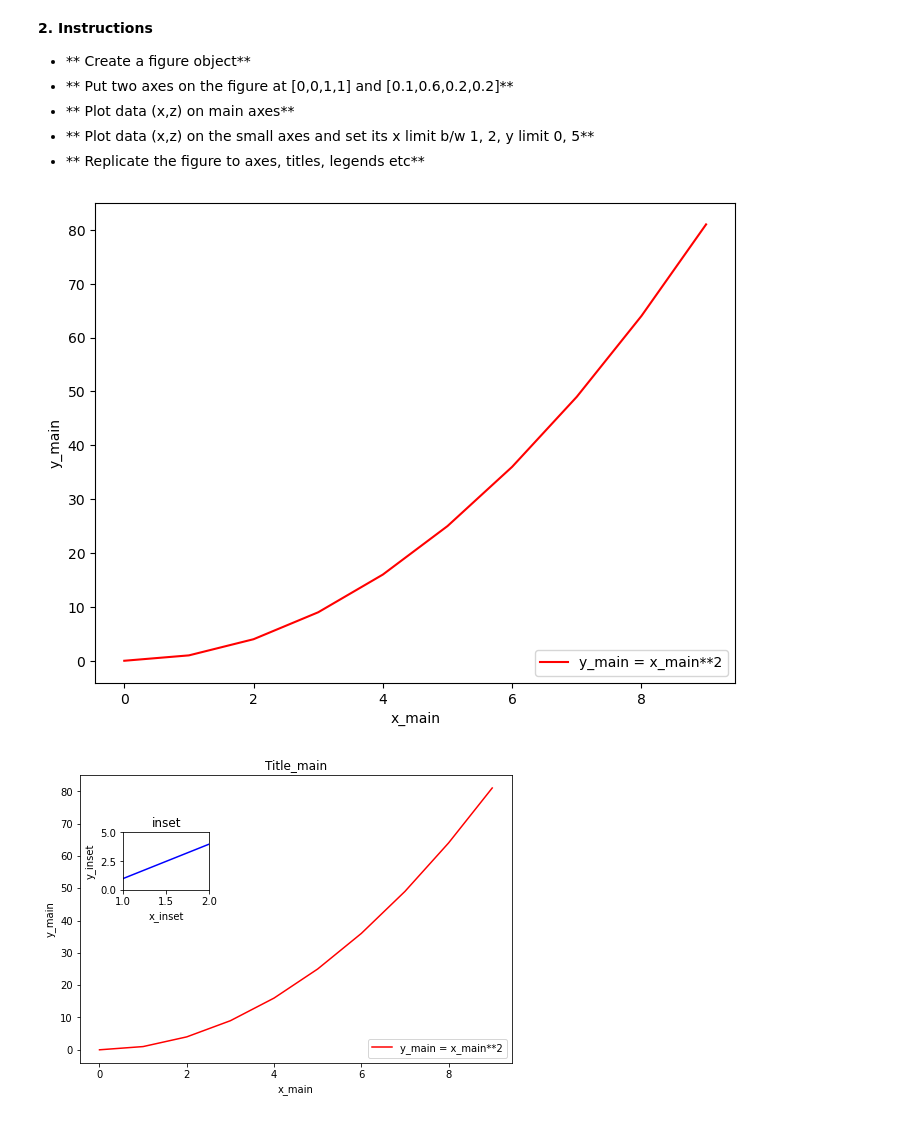
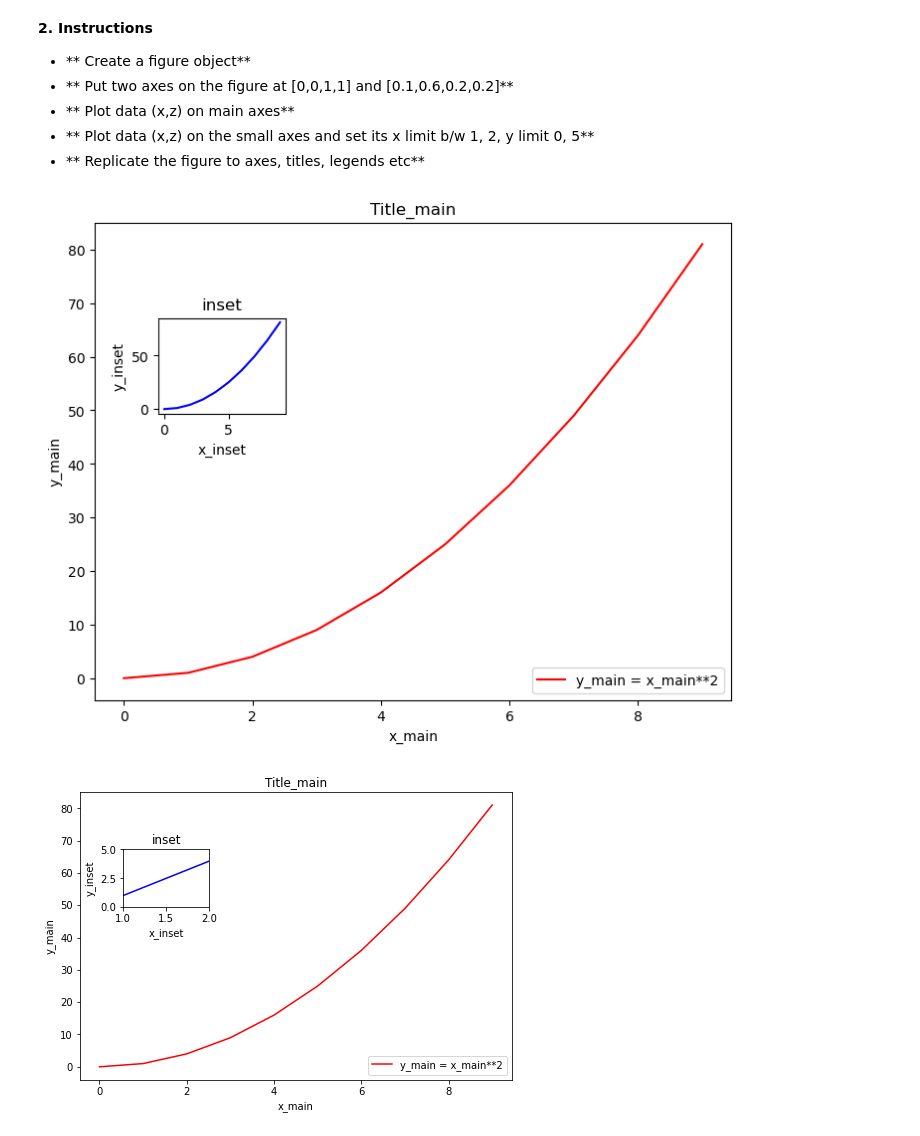
Before and after one commit to tasninanika/Graphing_Matplotlib, a Jupyter notebook: Assignment-12.ipynb, the cells around one changed output. Saved outputs shown, nothing was run; the diff lists cells and outputs as text; code cells hidden in the pictures.

```diff
--- a/Assignment-12.ipynb
+++ b/Assignment-12.ipynb
@@ -65,14 +65,23 @@ plt.show()
 * ** Replicate the figure to axes, titles, legends etc**
 # %%
 fig = plt.figure()
-ax = fig.add_axes([0,0,1,1])
-ax.plot(x,z, label = 'y_main = x_main**2', color = 'red')
-ax.set_xlabel('x_main')
-ax.set_ylabel('y_main')
+ax_main = fig.add_axes([0,0,1,1])
+ax_main.plot(x,z, label = 'y_main = x_main**2', color = 'red')
+ax_main.set_xlabel('x_main')
+ax_main.set_ylabel('y_main')
+ax_main.set_title('Title_main')
 plt.legend(loc = 'lower right')
+
+ax_inset = fig.add_axes([0.1, 0.6, 0.2, 0.2])
+ax_inset.plot(x, z, color = 'blue')
+ax_inset.set_xlabel('x_inset')
+ax_inset.set_ylabel('y_inset')
+ax_inset.set_title('inset')
+
+
 plt.show()
 # %% [output]
-[figure, old version]
+[figure, new version]
 # %%
 # %% [output]
 [figure]
```
